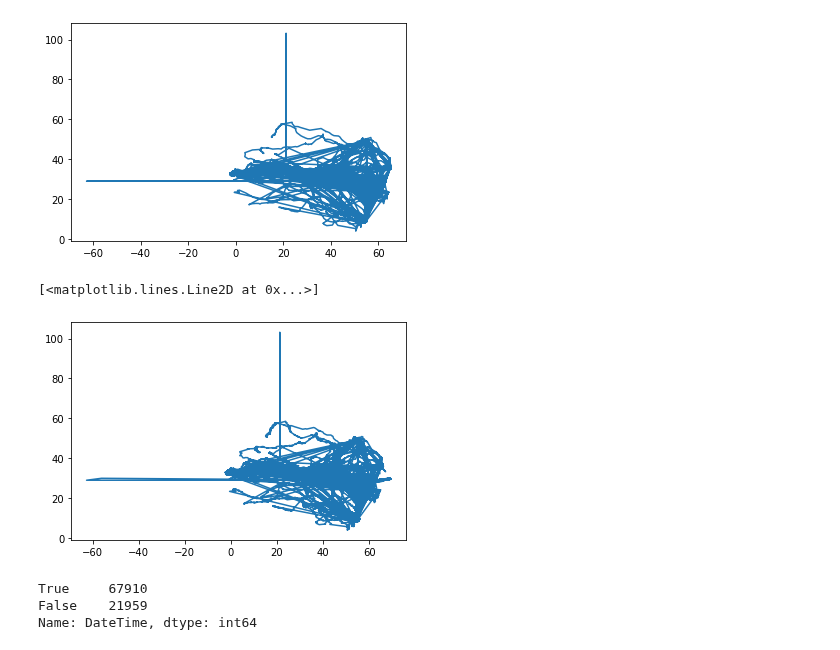
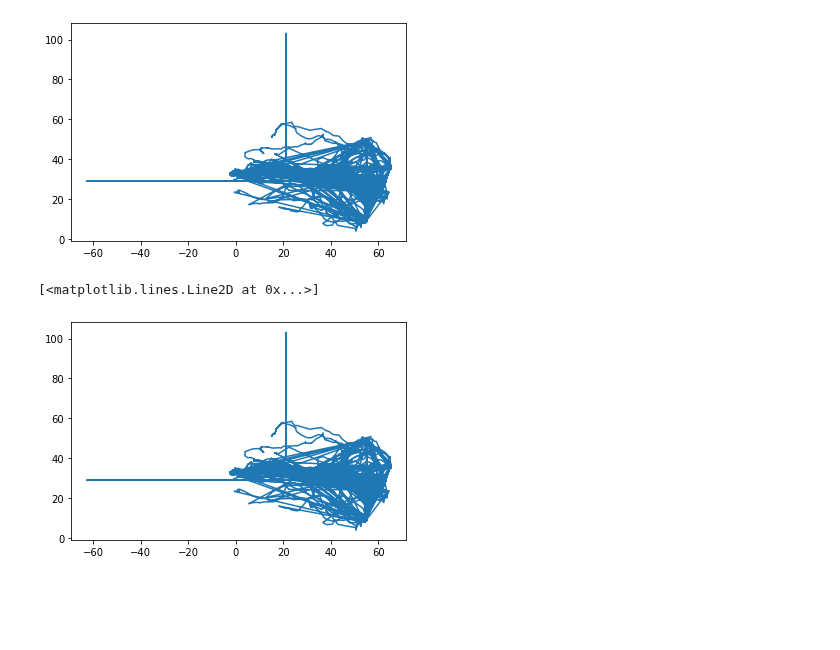
Before and after one commit to YakshHaranwala/PTRAIL, a Jupyter notebook: examples/rw_kin.ipynb, the cells around one changed output. Drawn from its saved outputs; the diff is of its cells as text; code cells hidden in the pictures; blank space fills up the shorter version.

Commit message:
(Kind of) Finished Kinematic interpolation, we are not so sure about the results as it looks very similar. Will have to ask Dr. Soares about it tomorrow. END OF DAY June 24th, 2021.

```diff
--- a/examples/rw_kin.ipynb
+++ b/examples/rw_kin.ipynb
@@ -72,10 +114,8 @@ plt.plot(small_ip_rw[const.LAT], small_ip_rw[const.LONG])
 # %%
-%%time
-
-ip_rw = ip.interpolate_position(sample,
+ip_kin = ip.interpolate_position(sample,
                                 3600*4,
-                                'random-walk')
+                                'kinematic')
 print(f"Original Length: {len(sample)}")
-print(f"Interpolated Length: {len(ip_rw)}")
+print(f"Interpolated Length: {len(ip_kin)}")
 # %% [output]
 Original Length: 89869
@@ -88,14 +126,7 @@ plt.plot(sample[const.LAT], sample[const.LONG])
 [<matplotlib.lines.Line2D at 0x...>]
 [figure]
 # %%
-plt.plot(ip_rw[const.LAT], ip_rw[const.LONG])
+plt.plot(ip_kin[const.LAT], ip_kin[const.LONG])
 # %% [output]
 [<matplotlib.lines.Line2D at 0x...>]
-[figure, old version]
+[figure, new version]
-# %%
-b = sample.reset_index()[const.DateTime].diff().dt.total_seconds()
-print((b > 3600*4).value_counts())
-# %% [output]
-True     67910
-False    21959
-Name: DateTime, dtype: int64
```
Also changed, not shown: parts of 12 cells of this notebook, 2 other files.
